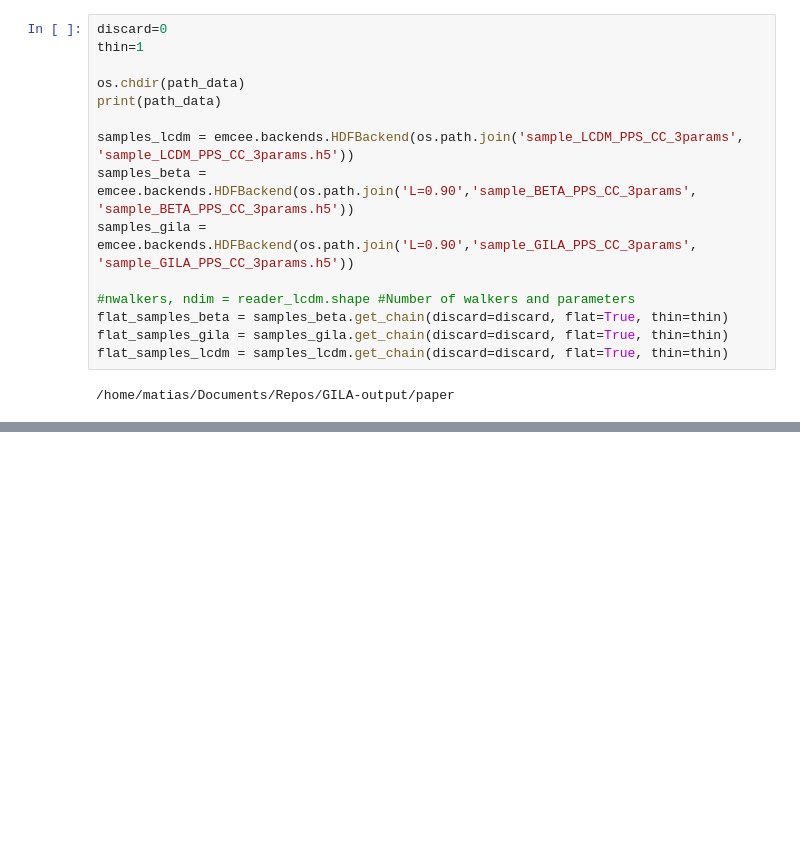
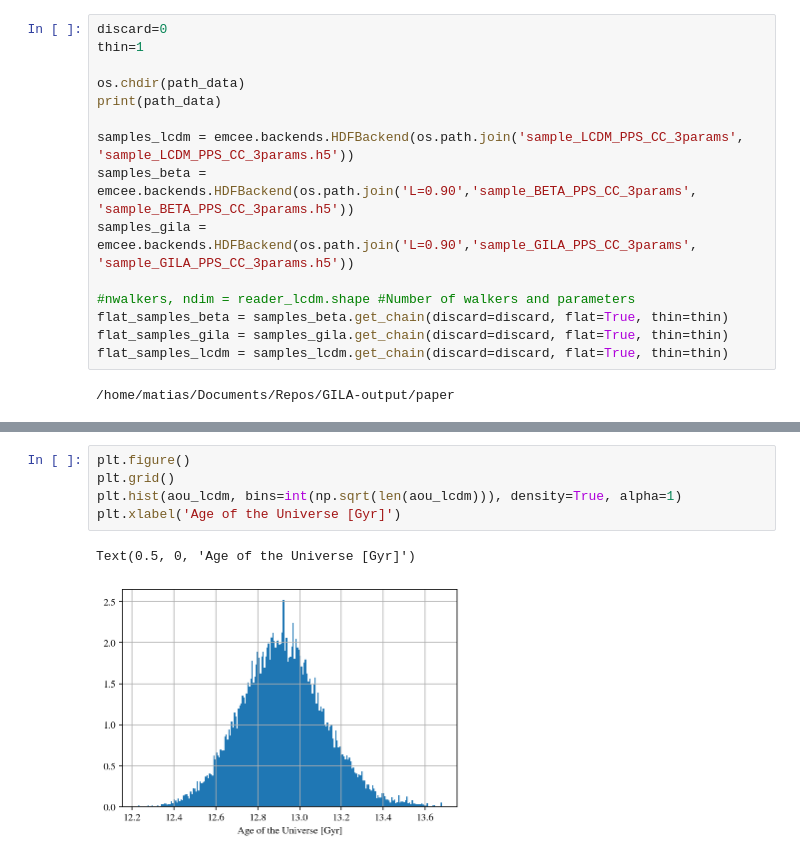
Before and after one commit to matiasleize/GC_MCMC, a Jupyter notebook: notebooks/age_of_the_universe/plot_age_of_universe_0.90_log_a.ipynb, the cells around one changed output, grey strips where cells are left out. Drawn from its saved outputs; the diff is of its cells as text; blank space fills up the shorter version.

Commit message:
Age of the Universe analyses

```diff
--- a/notebooks/age_of_the_universe/plot_age_of_universe_0.90_log_a.ipynb
+++ b/notebooks/age_of_the_universe/plot_age_of_universe_0.90_log_a.ipynb
@@ -206,0 +184,8 @@ for i in range(len(aou_lcdm)):
+# %%
+plt.figure()
+plt.grid()
+plt.hist(aou_lcdm, bins=int(np.sqrt(len(aou_lcdm))), density=True, alpha=1)
+plt.xlabel('Age of the Universe [Gyr]')
+# %% [output]
+Text(0.5, 0, 'Age of the Universe [Gyr]')
+[figure, added]
```
Also changed, not shown: parts of 18 cells of this notebook, 3 other files.
